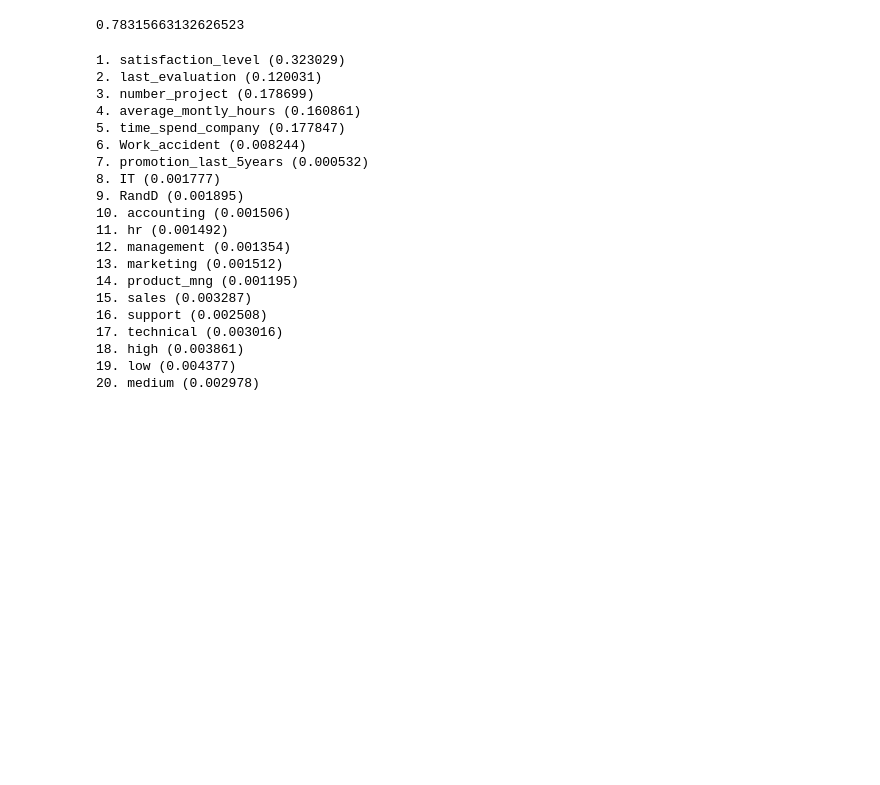
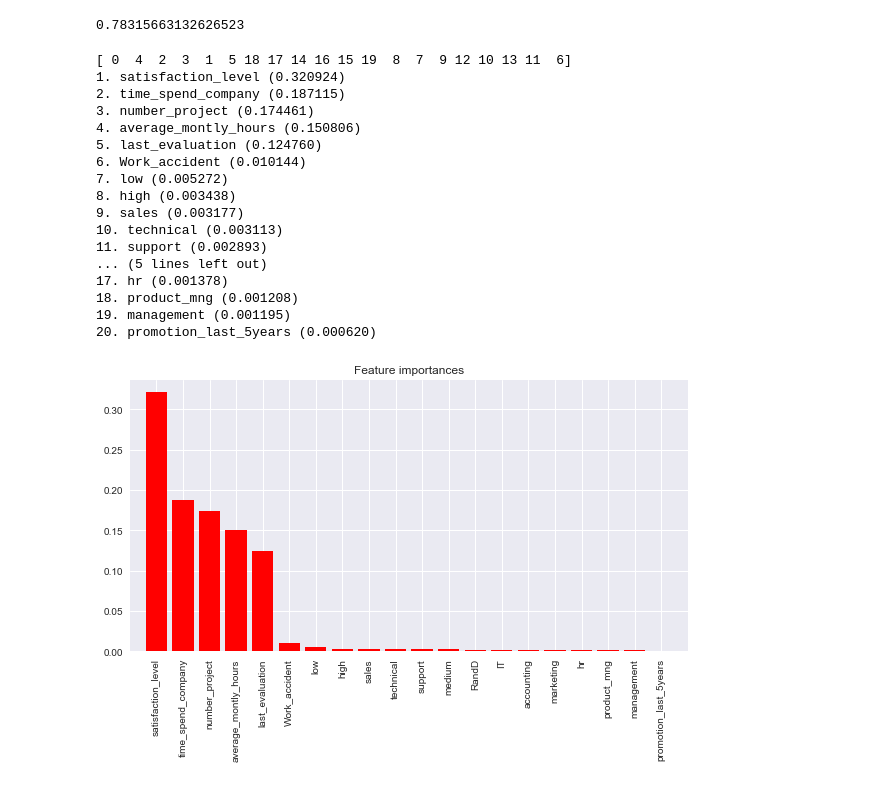
Before and after one commit to gurchetan1000/HR-Analysis, a Jupyter notebook: HR-analysis.ipynb, the cells around one changed output. Saved outputs shown, nothing was run; the diff lists cells and outputs as text; code cells hidden in the pictures; blank space fills up the shorter version.

Commit message:
Added graphs

```diff
--- a/HR-analysis.ipynb
+++ b/HR-analysis.ipynb
@@ -161,28 +161,37 @@ gaussian.score(X_test, Y_test)
 0.78315663132626523
 # %%
 predictions_model = random_forest
-# %%
-coeff=predictions_model.feature_importances_
-for f in range(X_train.shape[1]):
-    print("%d. %s (%f)" % (f + 1, X_train.columns[f], coeff[f]))
-# %% [output]
-1. satisfaction_level (0.323029)
-2. last_evaluation (0.120031)
-3. number_project (0.178699)
-4. average_montly_hours (0.160861)
-5. time_spend_company (0.177847)
-6. Work_accident (0.008244)
-7. promotion_last_5years (0.000532)
-8. IT (0.001777)
-9. RandD (0.001895)
-10. accounting (0.001506)
-11. hr (0.001492)
-12. management (0.001354)
-13. marketing (0.001512)
-14. product_mng (0.001195)
-15. sales (0.003287)
-16. support (0.002508)
-17. technical (0.003016)
-18. high (0.003861)
-19. low (0.004377)
-20. medium (0.002978)
+# %%
+coeff=predictions_model.feature_importances_
+indices = np.argsort(coeff)[::-1]
+print indices
+for f in range(X_train.shape[1]):
+    print("%d. %s (%f)" % (f + 1, X_train.columns[indices[f]], coeff[indices[f]]))
+
+# Plot the feature importances of the forest
+plt.figure(figsize=(10, 5))
+plt.title("Feature importances")
+plt.bar(range(X_train.shape[1]), coeff[indices],
+       color="r",  align="center")
+plt.xticks(range(X_train.shape[1]), X_train[indices], rotation='vertical')
+plt.xlim([-1, X_train.shape[1]])
+plt.show()
+# %% [output]
+[ 0  4  2  3  1  5 18 17 14 16 15 19  8  7  9 12 10 13 11  6]
+1. satisfaction_level (0.320924)
+2. time_spend_company (0.187115)
+3. number_project (0.174461)
+4. average_montly_hours (0.150806)
+5. last_evaluation (0.124760)
+6. Work_accident (0.010144)
+7. low (0.005272)
+8. high (0.003438)
+9. sales (0.003177)
+10. technical (0.003113)
+11. support (0.002893)
+... (5 lines left out)
+17. hr (0.001378)
+18. product_mng (0.001208)
+19. management (0.001195)
+20. promotion_last_5years (0.000620)
+[figure, added]
```
